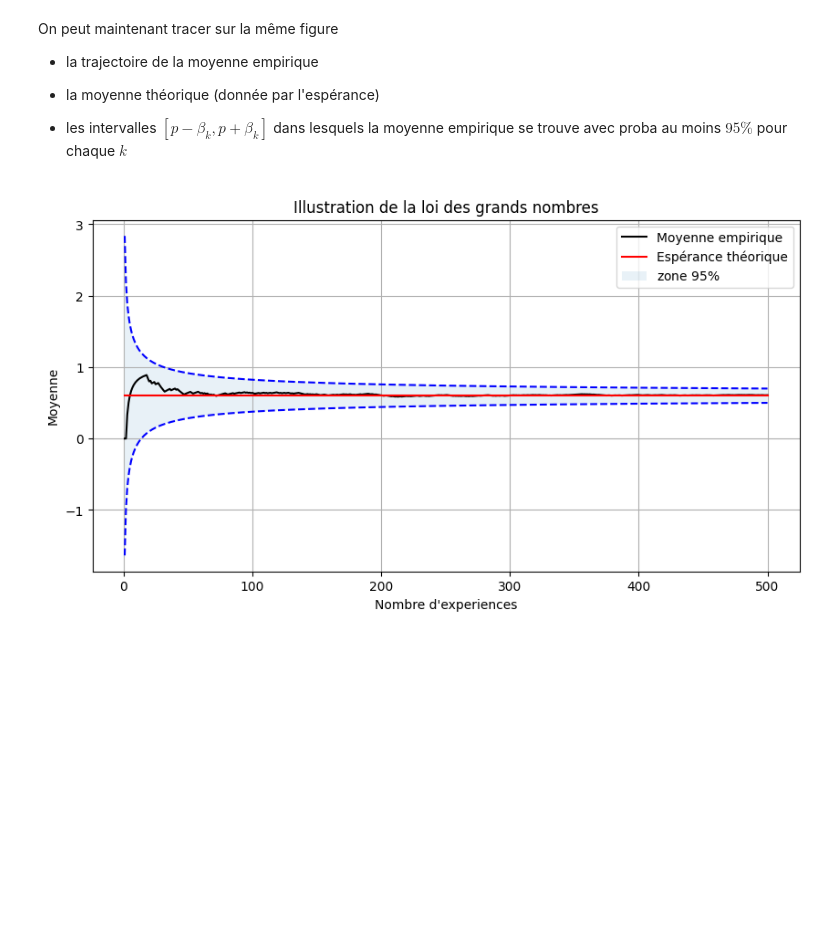
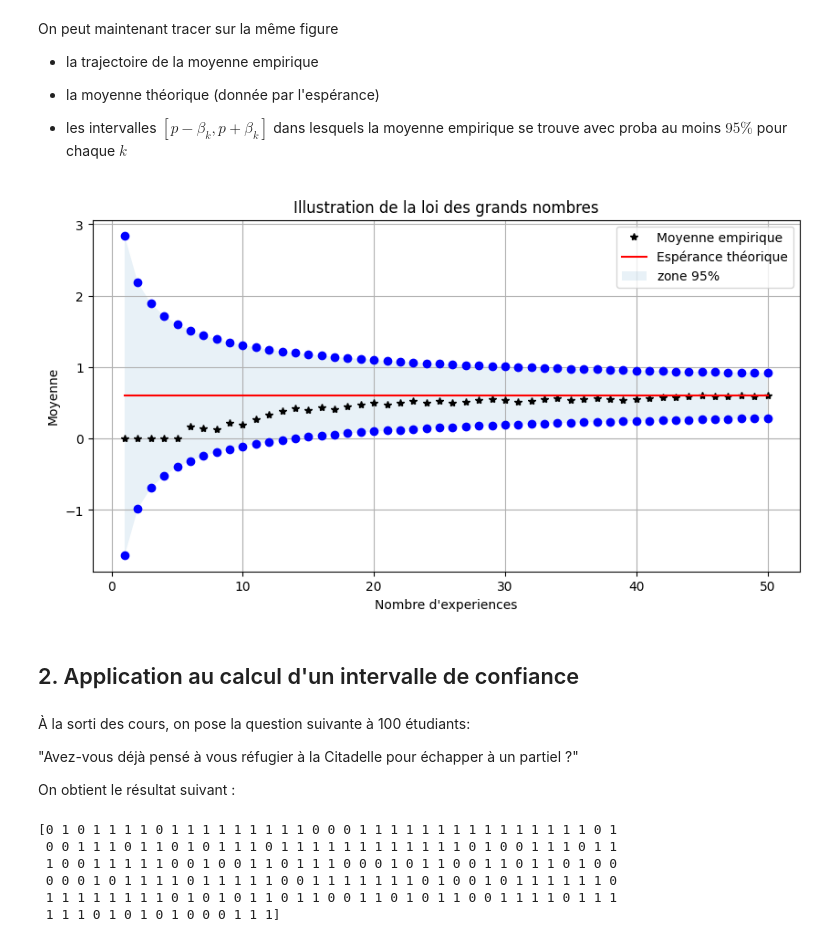
Before and after one commit to jtourniaire/git_code_L2, a Jupyter notebook: LGN.ipynb, the cells around one changed output. Drawn from its saved outputs; the diff is of its cells as text; code cells hidden in the pictures; blank space fills up the shorter version.

Commit message:
intervalle de confiance

```diff
--- a/LGN.ipynb
+++ b/LGN.ipynb
@@ -11,7 +13,7 @@ Premièrement, on génère $n$ variables aléatoires $(X_1,...,X_n)$ indépendan
 
 (on pourra tester le code avec différentes valeurs de $p$ et différentes valeurs de $n$)
 # %%
-n = 500
+n = 50
 p = 0.6
 X = bernoulli.rvs(p,size=n)
 # %% [markdown]
@@ -42,16 +44,36 @@ On peut maintenant tracer sur la même figure
  * les intervalles $[p-\beta_k,p+\beta_k]$ dans lesquels la moyenne empirique se trouve avec proba au moins $95\%$ pour chaque $k$
 # %%
 plt.figure(figsize=(10,5))
-plt.plot(np.arange(1,n+1),moyenne_empirique, 'k',  linewidth=1.5,label="Moyenne empirique")
-plt.plot(np.arange(1,n+1),borne_sup,'b--')
-plt.plot(np.arange(1,n+1),borne_inf,'b--')
+plt.plot(np.arange(1,n+1),moyenne_empirique, 'k*',  linewidth=1.5,label="Moyenne empirique")
+plt.plot(np.arange(1,n+1),borne_sup,'bo')
+plt.plot(np.arange(1,n+1),borne_inf,'bo')
 plt.plot(np.arange(1,n+1), 0*np.arange(1,n+1)+p, color='red',  label="Espérance théorique")
 plt.fill_between(np.arange(1,n+1), borne_inf,borne_sup, alpha=0.1, label="zone $95\\%$")
 plt.xlabel("Nombre d'experiences")
 plt.ylabel("Moyenne")
 plt.title("Illustration de la loi des grands nombres")
 plt.legend()
 plt.grid(True)
 plt.show()
 # %% [output]
-[figure, old version]
+[figure, new version]
+# %% [markdown]
+## 2. Application au calcul d'un intervalle de confiance
+# %% [markdown]
+À la sorti des cours, on pose la question suivante à 100 étudiants:
+
+"Avez-vous déjà pensé à vous réfugier à la Citadelle pour échapper à un partiel ?"
+
+On obtient le résultat suivant :
+# %%
+B=bernoulli.rvs(0.75,size=200)
+
+print(B)
+n=len(B)
+# %% [output]
+[0 1 0 1 1 1 1 0 1 1 1 1 1 1 1 1 1 0 0 0 1 1 1 1 1 1 1 1 1 1 1 1 1 1 1 0 1
+ 0 0 1 1 1 0 1 1 0 1 0 1 1 1 0 1 1 1 1 1 1 1 1 1 1 1 1 0 1 0 0 1 1 1 0 1 1
+ 1 0 0 1 1 1 1 1 0 0 1 0 0 1 1 0 1 1 1 0 0 0 1 0 1 1 0 0 1 1 0 1 1 0 1 0 0
+ 0 0 0 1 0 1 1 1 1 0 1 1 1 1 1 0 0 1 1 1 1 1 1 1 0 1 0 0 1 0 1 1 1 1 1 1 0
+ 1 1 1 1 1 1 1 1 0 1 0 1 0 1 1 0 1 1 0 0 1 1 0 1 0 1 1 0 0 1 1 1 1 0 1 1 1
+ 1 1 1 0 1 0 1 0 1 0 0 0 1 1 1]
```
Also changed, not shown: parts of 15 cells of this notebook.
